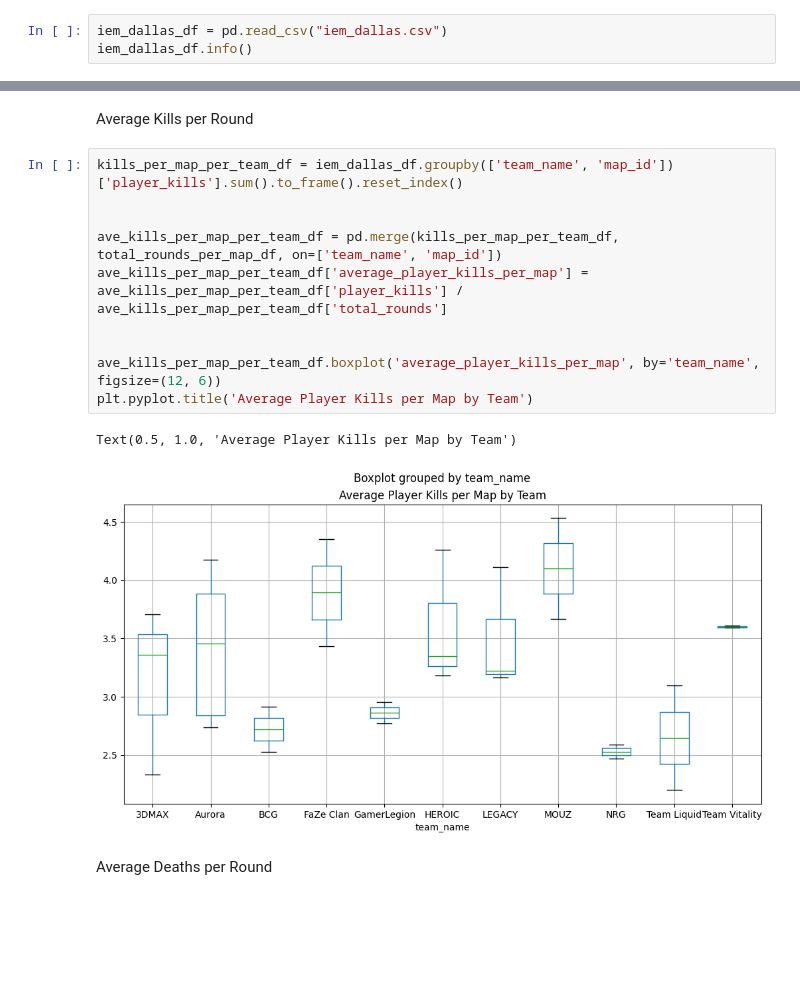
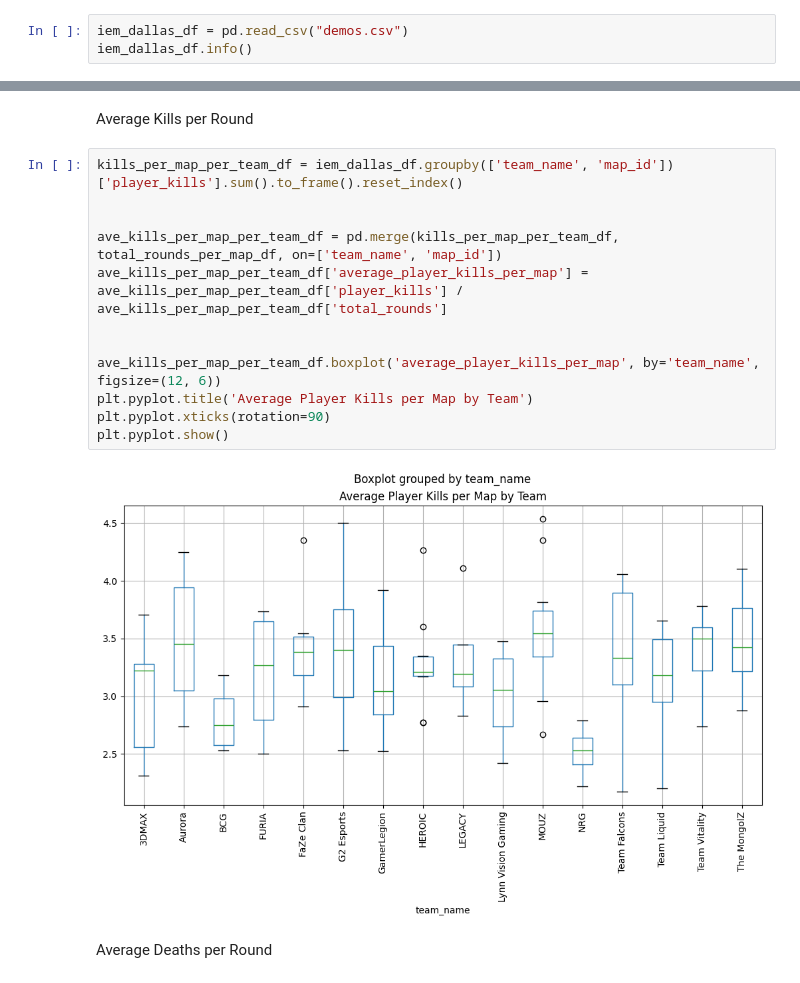
Before and after one commit to iwillreku3206/CSMODEL-MP, a Jupyter notebook: EDA_Teams.ipynb, the cells around one changed output, grey strips where cells are left out. Drawn from its saved outputs; the diff is of its cells as text; blank space fills up the shorter version.

Commit message:
feat: added more EDA information for players and teams

```diff
--- a/EDA_Teams.ipynb
+++ b/EDA_Teams.ipynb
@@ -26,7 +26,7 @@ However, our scripts performed the following data cleaning steps:
 # %% [markdown]
 For our EDA, we will be exploring the different key metrics for each team, each member, and each map.
 # %%
-iem_dallas_df = pd.read_csv("iem_dallas.csv")
+iem_dallas_df = pd.read_csv("demos.csv")
 iem_dallas_df.info()
 # %% [output]
 <class 'pandas.core.frame.DataFrame'>
@@ -133,16 +97,17 @@ Average Kills per Round
 # %%
 kills_per_map_per_team_df = iem_dallas_df.groupby(['team_name', 'map_id'])['player_kills'].sum().to_frame().reset_index()
 
 
 ave_kills_per_map_per_team_df = pd.merge(kills_per_map_per_team_df, total_rounds_per_map_df, on=['team_name', 'map_id'])
 ave_kills_per_map_per_team_df['average_player_kills_per_map'] = ave_kills_per_map_per_team_df['player_kills'] / ave_kills_per_map_per_team_df['total_rounds']
 
 
 ave_kills_per_map_per_team_df.boxplot('average_player_kills_per_map', by='team_name', figsize=(12, 6))
 plt.pyplot.title('Average Player Kills per Map by Team')
+plt.pyplot.xticks(rotation=90)
+plt.pyplot.show()
 # %% [output]
-Text(0.5, 1.0, 'Average Player Kills per Map by Team')
-[figure, old version]
+[figure, new version]
 # %% [markdown]
 Average Deaths per Round
 # %%
```
Also changed, not shown: parts of 16 cells of this notebook, 1 other file.
